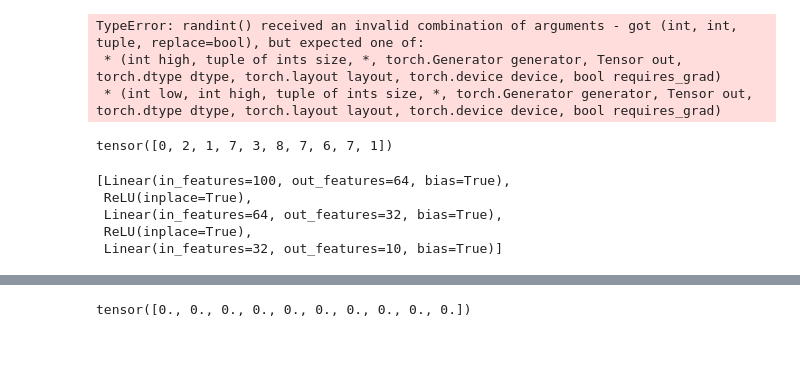
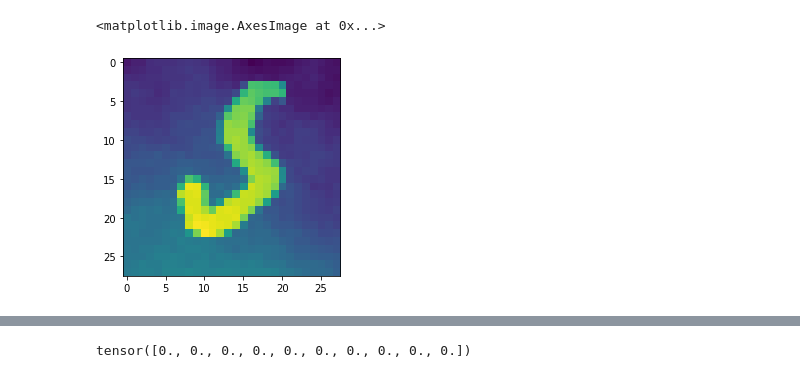
Before and after one commit to hlml/random_games, a Jupyter notebook: playground.ipynb, the cells around one changed output, grey strips where cells are left out. Saved outputs shown, nothing was run; the diff lists cells and outputs as text; code cells hidden in the pictures; blank space fills up the shorter version.

```diff
--- a/playground.ipynb
+++ b/playground.ipynb
@@ -87,24 +143,3 @@ class MNISTCDataset(Dataset):
 # %%
-trans = ([transforms.ToTensor()])
-trans = transforms.Compose(trans)
-
-fulltrainset = torchvision.datasets.MNIST(root=data_path, train=True, download=True, transform=trans)
-train_set, valset = torch.utils.data.random_split(fulltrainset, [55000, 5000])
-
-trainloader = torch.utils.data.DataLoader(train_set, batch_size=128, shuffle=True, num_workers=4)
-validloader = torch.utils.data.DataLoader(valset, batch_size=128, shuffle=False,
-                                          num_workers=4, pin_memory=True)
-
-test_set = torchvision.datasets.MNIST(root=data_path, train=False, download=True, transform=trans)
-testloader = torch.utils.data.DataLoader(test_set, batch_size=128, shuffle=False, num_workers=4, pin_memory=True)
-nb_classes = 10
-
-rand_labels_raw = torch.randint(0, 10, fulltrainset.targets.shape)
-rand_labels_train, rand_labels_val = torch.utils.data.random_split(rand_labels_raw, [55000, 5000])
-
-rand_labels_train = torch.utils.data.DataLoader(rand_labels_train, batch_size=128, shuffle=True, num_workers=4)
-rand_labels_val = torch.utils.data.DataLoader(rand_labels_val, batch_size=128, shuffle=True, num_workers=4)
-
-
-mnist_c_bright_trainset = MNISTCDataset(root='../datasets/mnist_c/translate', train=False, transform=trans)
+mnist_c_bright_trainset = MNISTCDataset(root='../datasets/mnist_c/fog', train=False, transform=trans)
 mnist_c_bright_trainloader = torch.utils.data.DataLoader(mnist_c_bright_trainset, batch_size=128, shuffle=True, num_workers=4)
@@ -115,6 +145,0 @@ tensor([5, 0, 4,  ..., 5, 6, 8])
-# %%
-torch.randint(0, 10, (10,),replace=False)
-# %% [output]
-TypeError: randint() received an invalid combination of arguments - got (int, int, tuple, replace=bool), but expected one of:
- * (int high, tuple of ints size, *, torch.Generator generator, Tensor out, torch.dtype dtype, torch.layout layout, torch.device device, bool requires_grad)
- * (int low, int high, tuple of ints size, *, torch.Generator generator, Tensor out, torch.dtype dtype, torch.layout layout, torch.device device, bool requires_grad)
@@ -125,7 +146,10 @@ test_list=[new_mapping[x] for x in trainloader.dataset.dataset.targets[0:10].num
-# %%
-torch.tensor(test_list)
-# %% [output]
-tensor([0, 2, 1, 7, 3, 8, 7, 6, 7, 1])
+# %%
+test_batch = next(iter(mnist_c_bright_trainloader))
+# %%
+plt.imshow(test_batch[0][0][0].numpy())
+# %% [output]
+<matplotlib.image.AxesImage at 0x...>
+[figure, added]
 # %%
 def test(loader, model, save=False, epoch=0, bn_eval=True):
 
@@ -251,8 +207,0 @@ trunk.append(nn.Linear(prev_layer_dim, 10, bias = True))
-# %%
-trunk
-# %% [output]
-[Linear(in_features=100, out_features=64, bias=True),
- ReLU(inplace=True),
- Linear(in_features=64, out_features=32, bias=True),
- ReLU(inplace=True),
- Linear(in_features=32, out_features=10, bias=True)]
```
Also changed, not shown: parts of 48 cells of this notebook, 2 other files.
